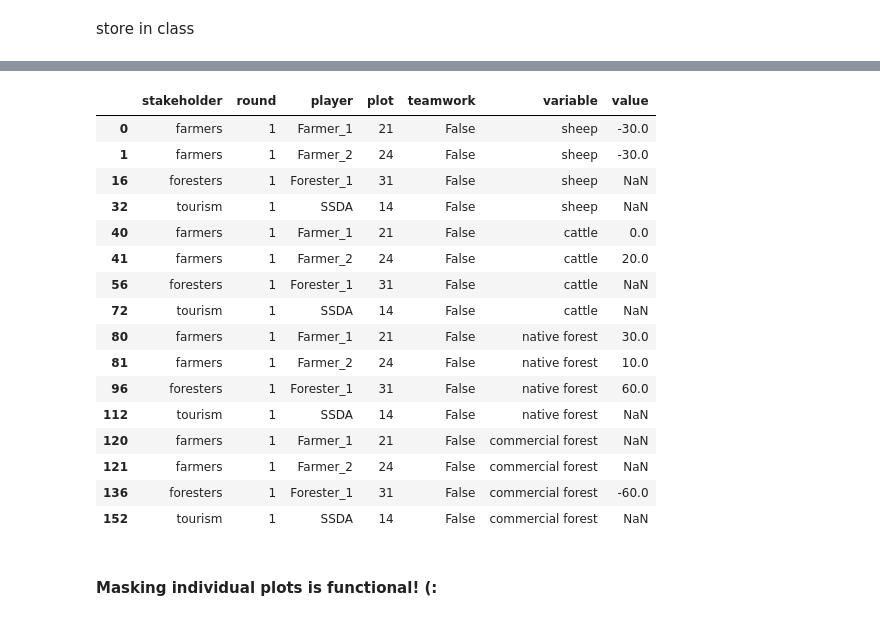
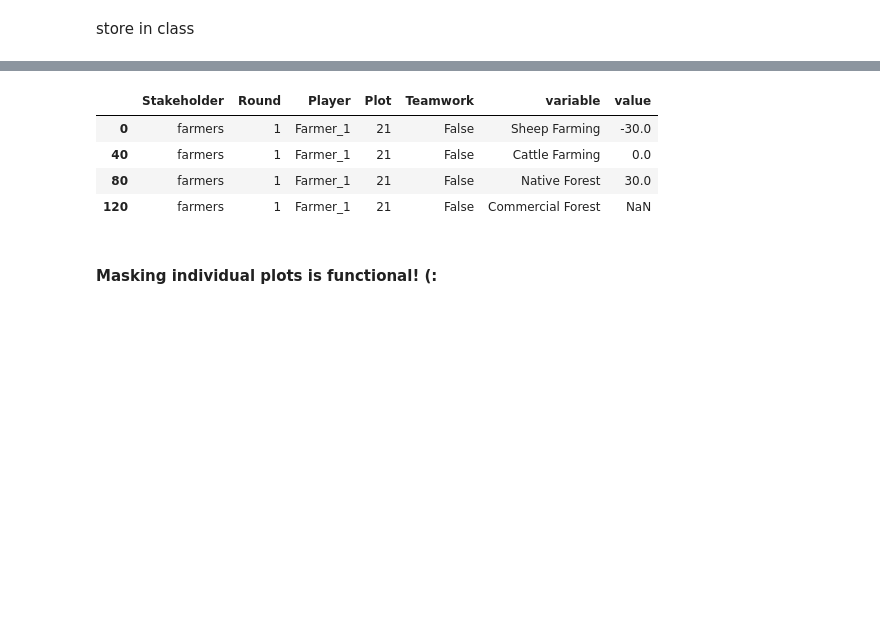
Before and after one commit to derpyninja/gecm, a Jupyter notebook: notebooks/01-mb-fz-prototype-v2.ipynb, the cells around one changed output, grey strips where cells are left out. Saved outputs shown, nothing was run; the diff lists cells and outputs as text; code cells hidden in the pictures; blank space fills up the shorter version.

```diff
--- a/notebooks/01-mb-fz-prototype-v2.ipynb
+++ b/notebooks/01-mb-fz-prototype-v2.ipynb
@@ -153,7 +153,6 @@ matrix_game = MatrixGame(
     original_lulc_mapping=original_lulc_mapping,
     simplified_lulc_mapping=simplified_lulc_mapping,
     lulc_remapping=lulc_remapping,
-    cmap=simplified_lulc_cm,
     model_param_dict=model_parameters_dict,
     config_file=config,
     credentials_fpath=credentials_fpath
@@ -241,23 +247,12 @@ matrix_game.df_mgmt_decisions_long
 160 rows × 7 columns
 # %%
-matrix_game.df_mgmt_decisions_long.query("round == 1 & plot > 0")
+matrix_game.df_mgmt_decisions_long.query("Round == 1 & Plot > 0")
+matrix_game.df_mgmt_decisions_long.query("Round == 1 & Plot == 21")
 # %% [output]
-|  | stakeholder | round | player | plot | teamwork | variable | value |
-| 0 | farmers | 1 | Farmer_1 | 21 | False | sheep | -30.0 |
-| 1 | farmers | 1 | Farmer_2 | 24 | False | sheep | -30.0 |
-| 16 | foresters | 1 | Forester_1 | 31 | False | sheep | NaN |
-| 32 | tourism | 1 | SSDA | 14 | False | sheep | NaN |
-| 40 | farmers | 1 | Farmer_1 | 21 | False | cattle | 0.0 |
-| 41 | farmers | 1 | Farmer_2 | 24 | False | cattle | 20.0 |
-| 56 | foresters | 1 | Forester_1 | 31 | False | cattle | NaN |
-| 72 | tourism | 1 | SSDA | 14 | False | cattle | NaN |
-| 80 | farmers | 1 | Farmer_1 | 21 | False | native forest | 30.0 |
-| 81 | farmers | 1 | Farmer_2 | 24 | False | native forest | 10.0 |
-| 96 | foresters | 1 | Forester_1 | 31 | False | native forest | 60.0 |
-| 112 | tourism | 1 | SSDA | 14 | False | native forest | NaN |
-| 120 | farmers | 1 | Farmer_1 | 21 | False | commercial forest | NaN |
-| 121 | farmers | 1 | Farmer_2 | 24 | False | commercial forest | NaN |
-| 136 | foresters | 1 | Forester_1 | 31 | False | commercial forest | -60.0 |
-| 152 | tourism | 1 | SSDA | 14 | False | commercial forest | NaN |
+|  | Stakeholder | Round | Player | Plot | Teamwork | variable | value |
+| 0 | farmers | 1 | Farmer_1 | 21 | False | Sheep Farming | -30.0 |
+| 40 | farmers | 1 | Farmer_1 | 21 | False | Cattle Farming | 0.0 |
+| 80 | farmers | 1 | Farmer_1 | 21 | False | Native Forest | 30.0 |
+| 120 | farmers | 1 | Farmer_1 | 21 | False | Commercial Forest | NaN |
 # %% [markdown]
 #### Masking individual plots is functional! (:
```
Also changed, not shown: parts of 6 cells of this notebook, 6 other files.
